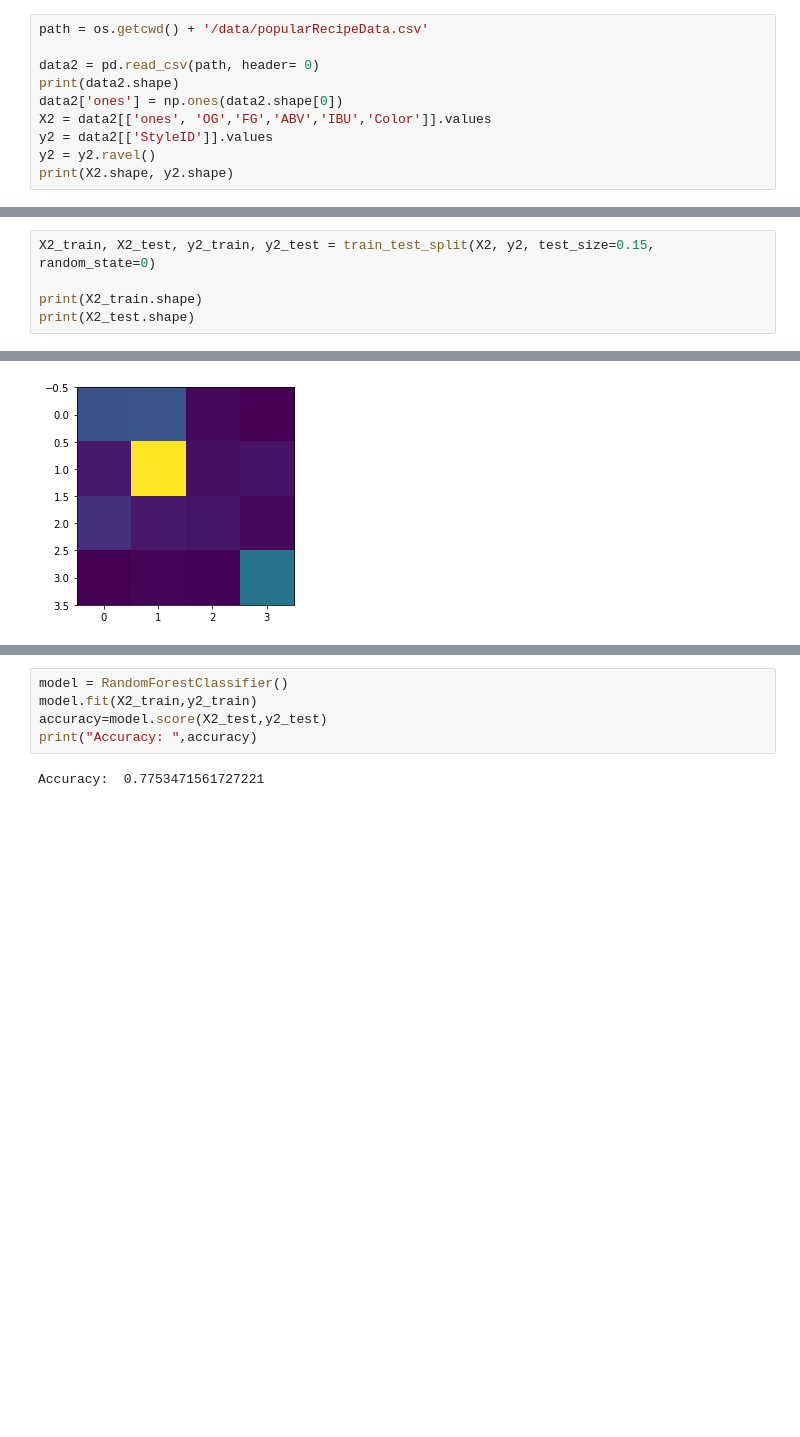
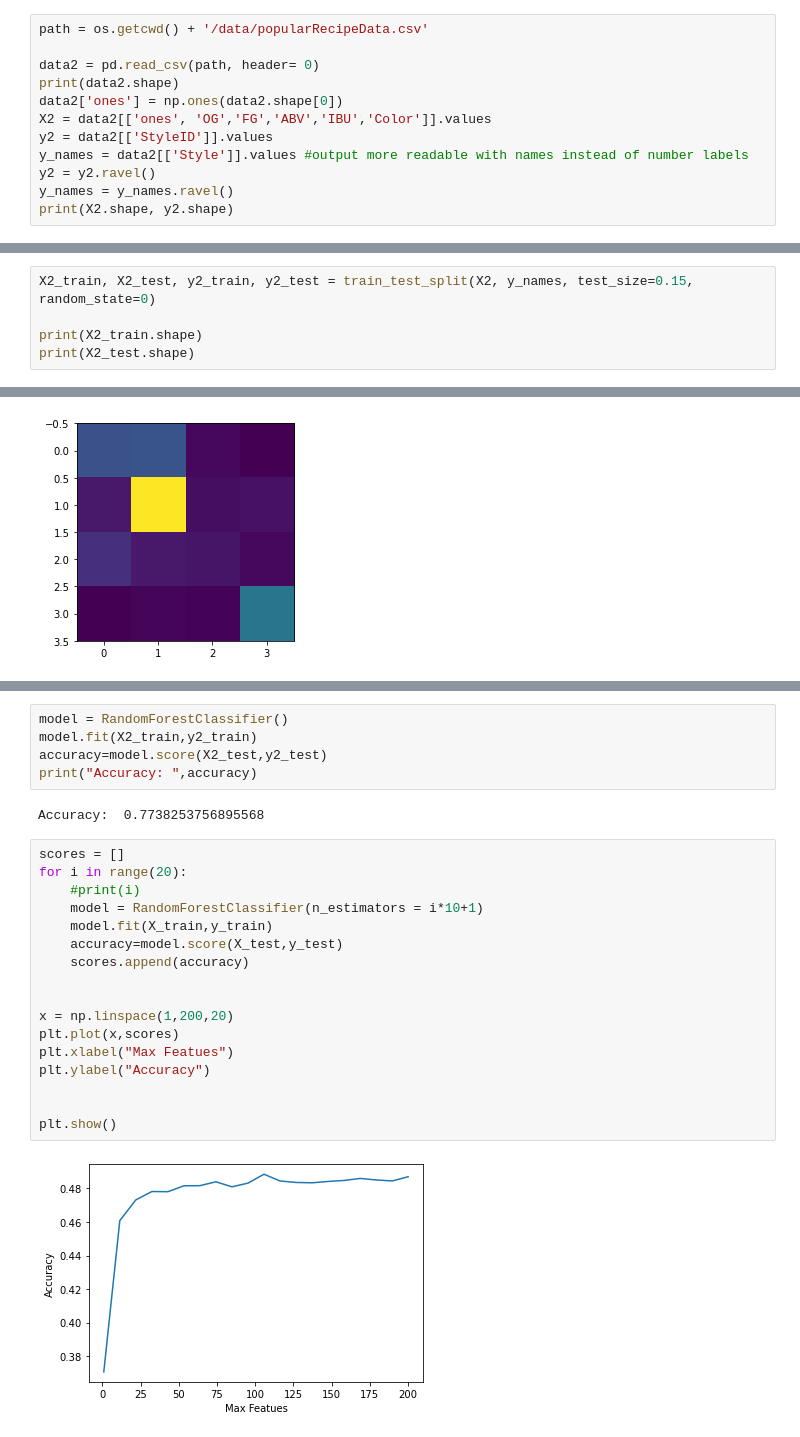
Before and after one commit to deanstu/ML_FinalProject, a Jupyter notebook: projectCode.ipynb, the cells around one changed output, grey strips where cells are left out. Drawn from its saved outputs; the diff is of its cells as text; blank space fills up the shorter version.

```diff
--- a/projectCode.ipynb
+++ b/projectCode.ipynb
@@ -170,5 +158,7 @@ print(data2.shape)
 data2['ones'] = np.ones(data2.shape[0])
 X2 = data2[['ones', 'OG','FG','ABV','IBU','Color']].values
 y2 = data2[['StyleID']].values
+y_names = data2[['Style']].values #output more readable with names instead of number labels
 y2 = y2.ravel()
+y_names = y_names.ravel()
 print(X2.shape, y2.shape)
@@ -200,7 +187,7 @@ plt.colorbar();
 # %% [output]
 [figure]
 # %%
-X2_train, X2_test, y2_train, y2_test = train_test_split(X2, y2, test_size=0.15, random_state=0)
+X2_train, X2_test, y2_train, y2_test = train_test_split(X2, y_names, test_size=0.15, random_state=0)
 
 print(X2_train.shape)
 print(X2_test.shape)
@@ -244,4 +231,23 @@ model.fit(X2_train,y2_train)
 accuracy=model.score(X2_test,y2_test)
 print("Accuracy: ",accuracy)
 # %% [output]
-Accuracy:  0.7753471561727221
+Accuracy:  0.7738253756895568
+# %%
+scores = []
+for i in range(20):
+    #print(i)
+    model = RandomForestClassifier(n_estimators = i*10+1)
+    model.fit(X_train,y_train)
+    accuracy=model.score(X_test,y_test)
+    scores.append(accuracy)
+
+
+x = np.linspace(1,200,20)
+plt.plot(x,scores)
+plt.xlabel("Max Featues")
+plt.ylabel("Accuracy")
+
+
+plt.show()
+# %% [output]
+[figure, added]
```
Also changed, not shown: parts of 5 cells of this notebook, 1 other file.
